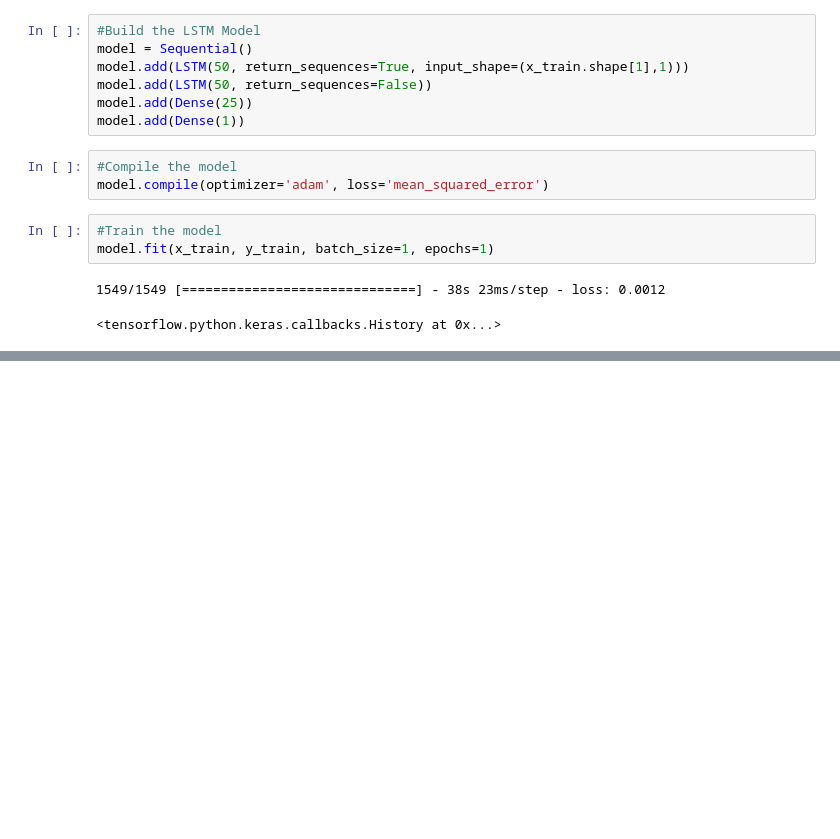
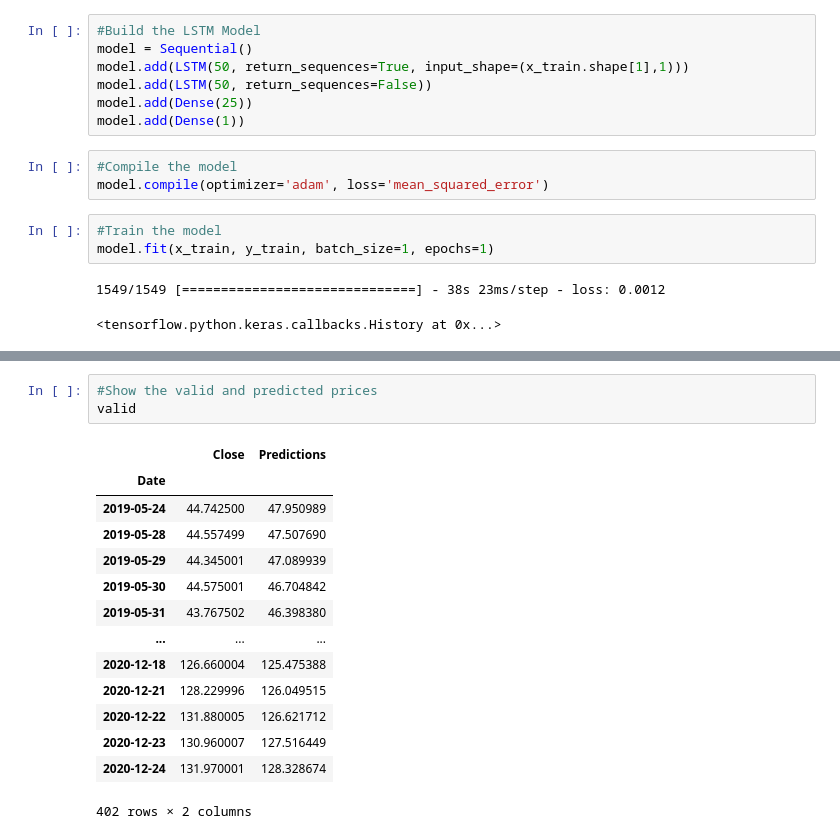
Before and after one commit to javajerry/Algorithm-Trading, a Jupyter notebook: LTSM_Collab.ipynb, the cells around one changed output, grey strips where cells are left out. Cells and saved outputs as stored; diff of their text form; blank space fills up the shorter version.

```diff
--- a/LTSM_Collab.ipynb
+++ b/LTSM_Collab.ipynb
@@ -134,0 +208,18 @@ model.fit(x_train, y_train, batch_size=1, epochs=1)
+# %%
+#Show the valid and predicted prices
+valid
+# %% [output]
+|  | Close | Predictions |
+| Date |  |  |
+| 2019-05-24 | 44.742500 | 47.950989 |
+| 2019-05-28 | 44.557499 | 47.507690 |
+| 2019-05-29 | 44.345001 | 47.089939 |
+| 2019-05-30 | 44.575001 | 46.704842 |
+| 2019-05-31 | 43.767502 | 46.398380 |
+| ... | ... | ... |
+| 2020-12-18 | 126.660004 | 125.475388 |
+| 2020-12-21 | 128.229996 | 126.049515 |
+| 2020-12-22 | 131.880005 | 126.621712 |
+| 2020-12-23 | 130.960007 | 127.516449 |
+| 2020-12-24 | 131.970001 | 128.328674 |
+402 rows × 2 columns
```
Also changed, not shown: parts of 8 cells of this notebook.
